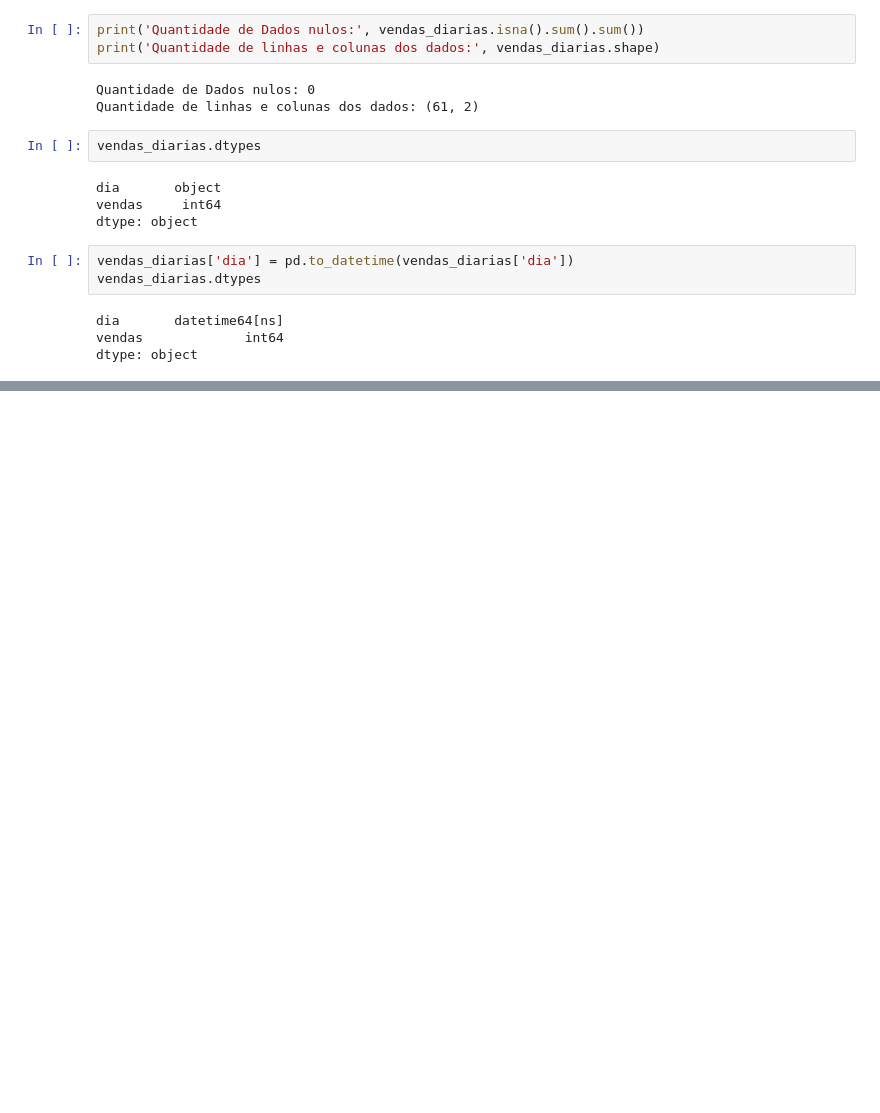
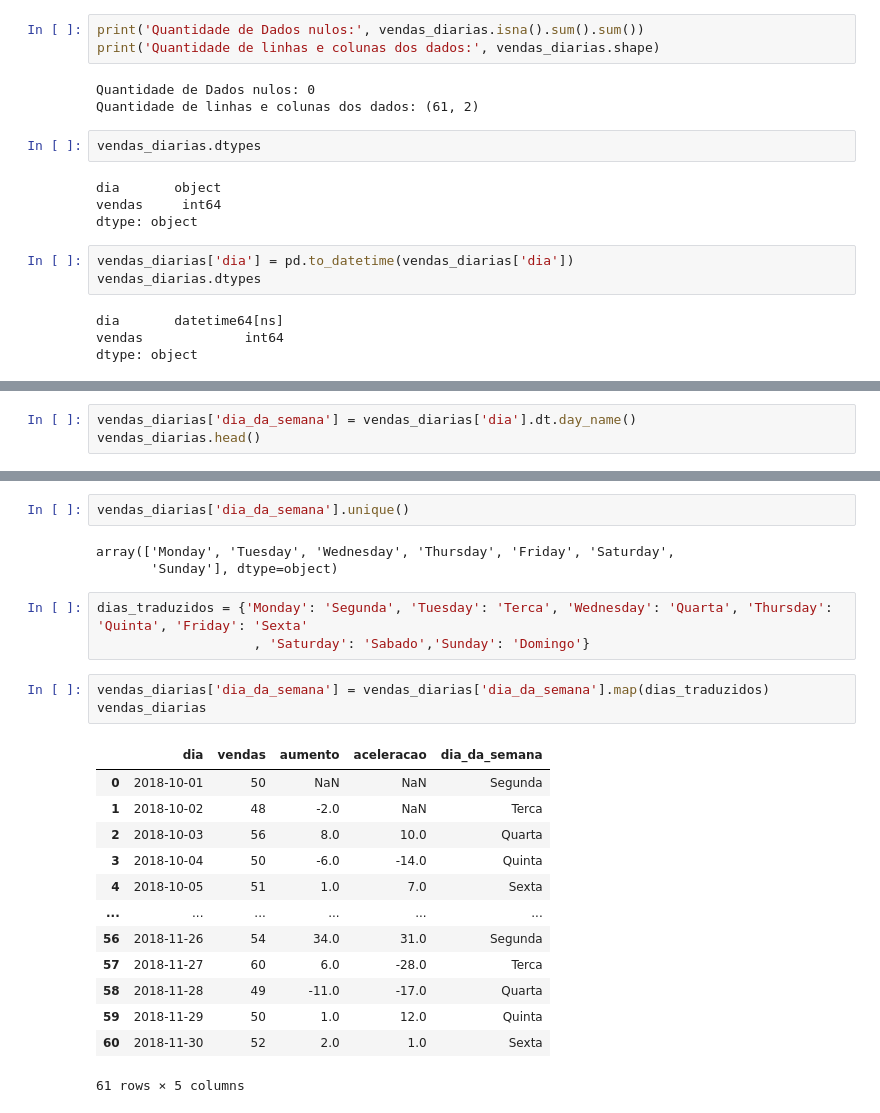
Before and after one commit to King-Bowie/TimeSeries, a Jupyter notebook: TimeSeries.ipynb, the cells around one changed output, grey strips where cells are left out. Cells and saved outputs as stored; diff of their text form; blank space fills up the shorter version.

```diff
--- a/TimeSeries.ipynb
+++ b/TimeSeries.ipynb
@@ -314,0 +331,3 @@ dtype: object
+# %%
+vendas_diarias['dia_da_semana'] = vendas_diarias['dia'].dt.day_name()
+vendas_diarias.head()
@@ -314,0 +341,25 @@ dtype: object
+# %%
+vendas_diarias['dia_da_semana'].unique()
+# %% [output]
+array(['Monday', 'Tuesday', 'Wednesday', 'Thursday', 'Friday', 'Saturday',
+       'Sunday'], dtype=object)
+# %%
+dias_traduzidos = {'Monday': 'Segunda', 'Tuesday': 'Terca', 'Wednesday': 'Quarta', 'Thursday': 'Quinta', 'Friday': 'Sexta'
+                    , 'Saturday': 'Sabado','Sunday': 'Domingo'}
+# %%
+vendas_diarias['dia_da_semana'] = vendas_diarias['dia_da_semana'].map(dias_traduzidos)
+vendas_diarias
+# %% [output]
+|  | dia | vendas | aumento | aceleracao | dia_da_semana |
+| 0 | 2018-10-01 | 50 | NaN | NaN | Segunda |
+| 1 | 2018-10-02 | 48 | -2.0 | NaN | Terca |
+| 2 | 2018-10-03 | 56 | 8.0 | 10.0 | Quarta |
+| 3 | 2018-10-04 | 50 | -6.0 | -14.0 | Quinta |
+| 4 | 2018-10-05 | 51 | 1.0 | 7.0 | Sexta |
+| ... | ... | ... | ... | ... | ... |
+| 56 | 2018-11-26 | 54 | 34.0 | 31.0 | Segunda |
+| 57 | 2018-11-27 | 60 | 6.0 | -28.0 | Terca |
+| 58 | 2018-11-28 | 49 | -11.0 | -17.0 | Quarta |
+| 59 | 2018-11-29 | 50 | 1.0 | 12.0 | Quinta |
+| 60 | 2018-11-30 | 52 | 2.0 | 1.0 | Sexta |
+61 rows × 5 columns
```
Also changed, not shown: parts of 7 cells of this notebook.
